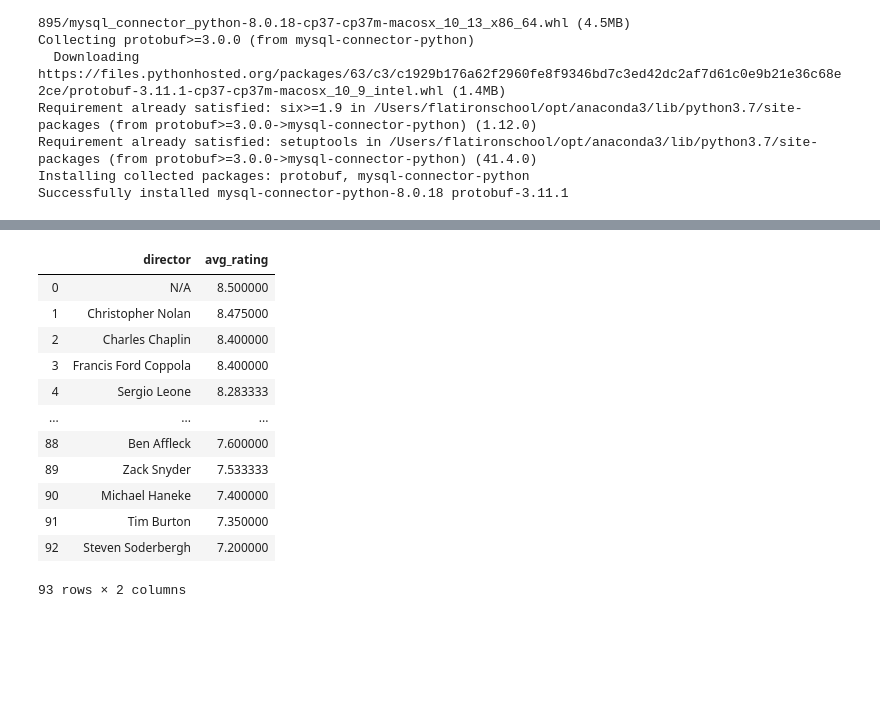
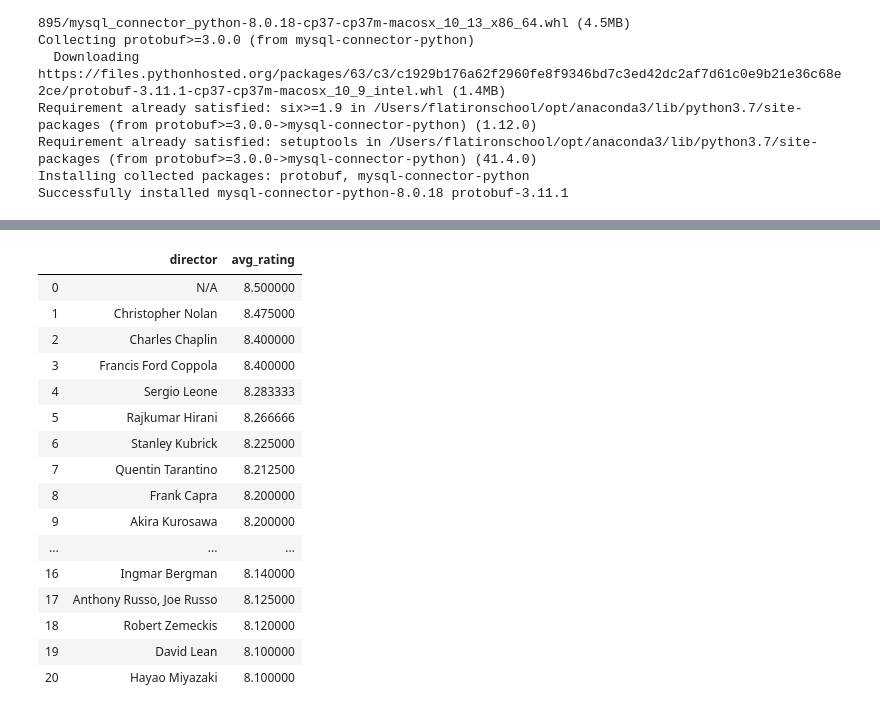
Before and after one commit to Wetpaint3/movie_project, a Jupyter notebook: movie-project wip.ipynb, the cells around one changed output, grey strips where cells are left out. Saved outputs shown, nothing was run; the diff lists cells and outputs as text; code cells hidden in the pictures; blank space fills up the shorter version.

```diff
--- a/movie-project wip.ipynb
+++ b/movie-project wip.ipynb
@@ -290,26 +289,30 @@ df
 # %%
 cursor.execute("""
     SELECT director, AVG(imdb_rating) AS avg_rating
     FROM movies.movies_all
     GROUP BY director
     HAVING COUNT(director) > 2
     ORDER BY AVG(imdb_rating) DESC;""")
 
 dir_rating = cursor.fetchall()
 director_rating = pd.DataFrame(dir_rating)
 director_rating.columns = [i[0] for i in cursor.description]
-director_rating
+director_rating.head(21)
 # %% [output]
 |  | director | avg_rating |
 | 0 | N/A | 8.500000 |
 | 1 | Christopher Nolan | 8.475000 |
 | 2 | Charles Chaplin | 8.400000 |
 | 3 | Francis Ford Coppola | 8.400000 |
 | 4 | Sergio Leone | 8.283333 |
+| 5 | Rajkumar Hirani | 8.266666 |
+| 6 | Stanley Kubrick | 8.225000 |
+| 7 | Quentin Tarantino | 8.212500 |
+| 8 | Frank Capra | 8.200000 |
+| 9 | Akira Kurosawa | 8.200000 |
 | ... | ... | ... |
-| 88 | Ben Affleck | 7.600000 |
-| 89 | Zack Snyder | 7.533333 |
-| 90 | Michael Haneke | 7.400000 |
-| 91 | Tim Burton | 7.350000 |
-| 92 | Steven Soderbergh | 7.200000 |
+| 16 | Ingmar Bergman | 8.140000 |
+| 17 | Anthony Russo, Joe Russo | 8.125000 |
+| 18 | Robert Zemeckis | 8.120000 |
+| 19 | David Lean | 8.100000 |
+| 20 | Hayao Miyazaki | 8.100000 |
-93 rows × 2 columns
```
Also changed, not shown: parts of 7 cells of this notebook.
